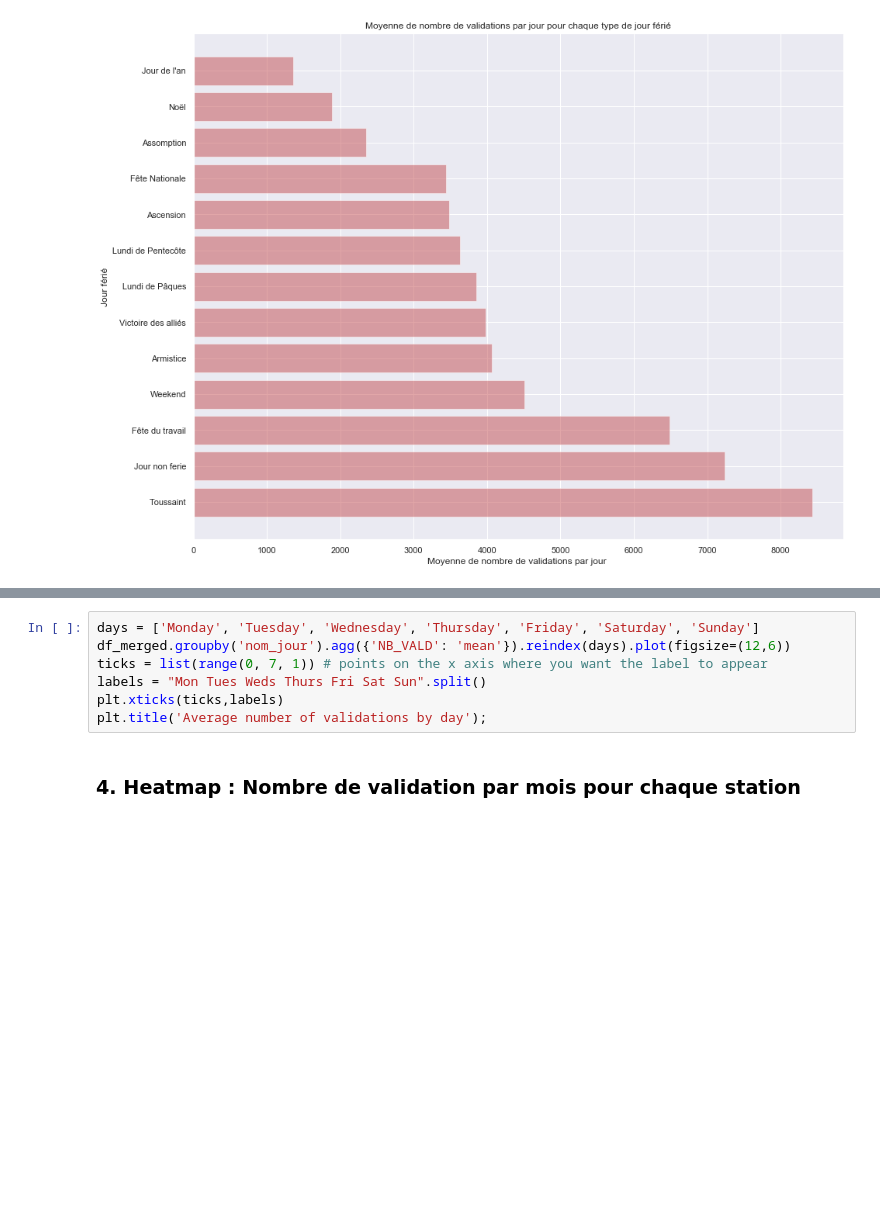
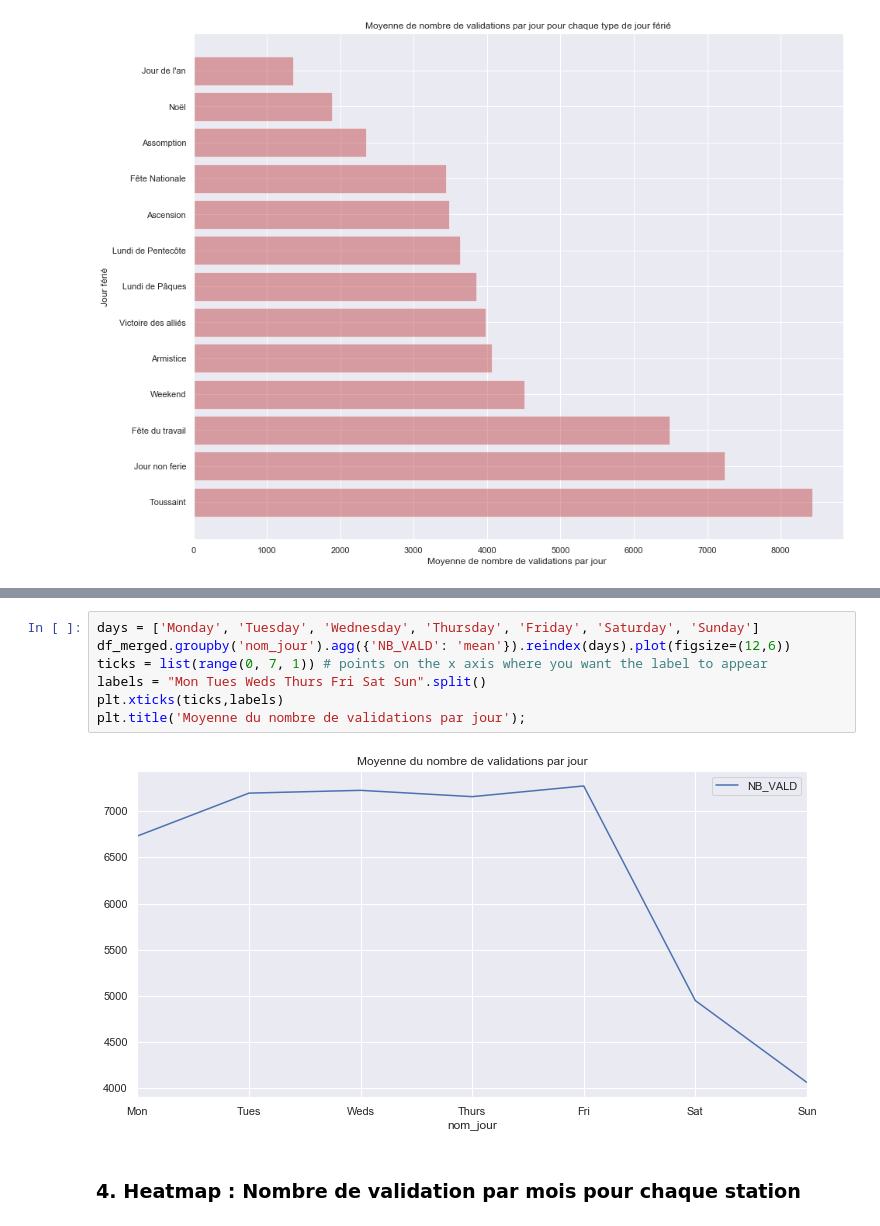
Before and after one commit to p-desaintchamas/datacamp-challenge-creation, a Jupyter notebook: merge_aggregate_data.ipynb, the cells around one changed output, grey strips where cells are left out. Saved outputs shown, nothing was run; the diff lists cells and outputs as text; blank space fills up the shorter version.

```diff
--- a/merge_aggregate_data.ipynb
+++ b/merge_aggregate_data.ipynb
@@ -512,10 +519,12 @@ df_merged.head()
 # %%
 days = ['Monday', 'Tuesday', 'Wednesday', 'Thursday', 'Friday', 'Saturday', 'Sunday']
 df_merged.groupby('nom_jour').agg({'NB_VALD': 'mean'}).reindex(days).plot(figsize=(12,6))
 ticks = list(range(0, 7, 1)) # points on the x axis where you want the label to appear
 labels = "Mon Tues Weds Thurs Fri Sat Sun".split()
 plt.xticks(ticks,labels)
-plt.title('Average number of validations by day');
+plt.title('Moyenne du nombre de validations par jour');
+# %% [output]
+[figure, added]
 # %% [markdown]
 ### 4. Heatmap : Nombre de validation par mois pour chaque station
 # %%
```
Also changed, not shown: parts of 4 cells of this notebook.
